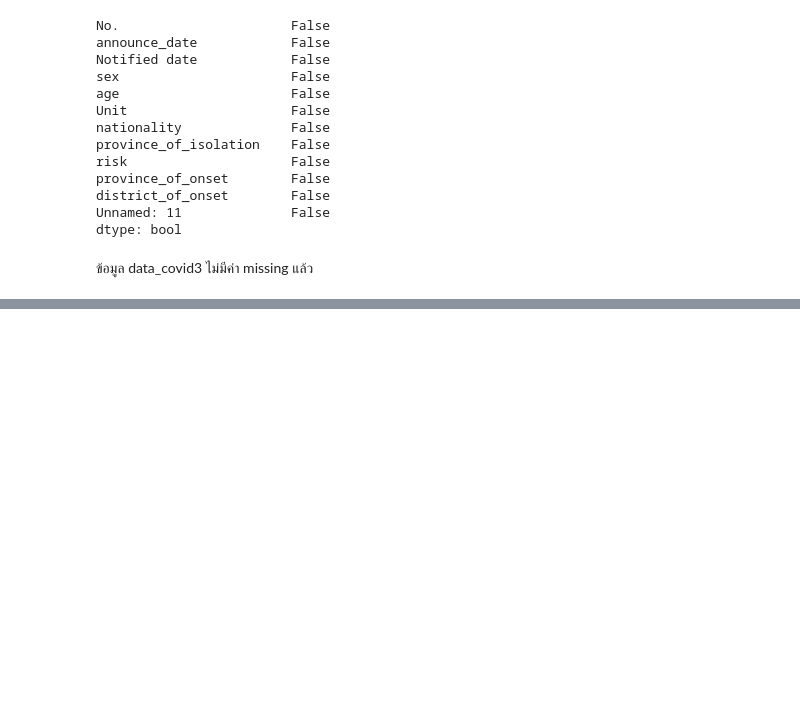
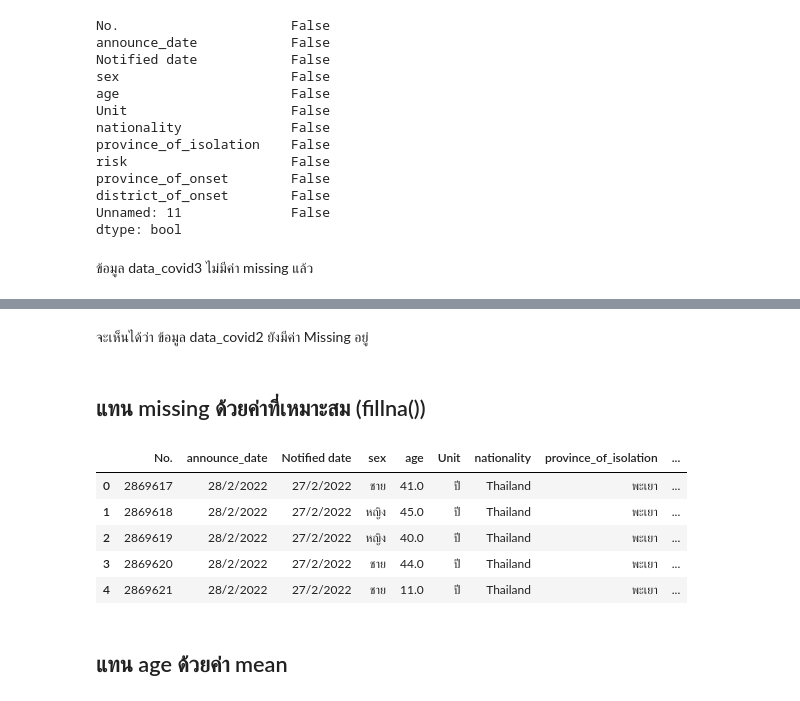
Before and after one commit to suphalaksana/data_viz_2022, a Jupyter notebook: Final_Project.ipynb, the cells around one changed output, grey strips where cells are left out. Saved outputs shown, nothing was run; the diff lists cells and outputs as text; code cells hidden in the pictures; blank space fills up the shorter version.

```diff
--- a/Final_Project.ipynb
+++ b/Final_Project.ipynb
@@ -252,0 +294,16 @@ dtype: bool
+# %% [markdown]
+จะเห็นได้ว่า ข้อมูล data_covid2  ยังมีค่า Missing อยู่
+# %% [markdown]
+## แทน missing ด้วยค่าที่เหมาะสม (fillna())
+# %%
+data_covid4_updated = data_covid4.fillna(value={'sex':'ไม่มีข้อมูล','Unit':'ไม่มีข้อมูล','nationality':'ไม่มีข้อมูล','risk':'ไม่มีข้อมูล','province_of_onset':'ไม่มีข้อมูล','district_of_onset':'ไม่มีข้อมูล'})
+data_covid4_updated.head()
+# %% [output]
+|  | No. | announce_date | Notified date | sex | age | Unit | nationality | province_of_isolation | ... |
+| 0 | 2869617 | 28/2/2022 | 27/2/2022 | ชาย | 41.0 | ปี | Thailand | พะเยา | ... |
+| 1 | 2869618 | 28/2/2022 | 27/2/2022 | หญิง | 45.0 | ปี | Thailand | พะเยา | ... |
+| 2 | 2869619 | 28/2/2022 | 27/2/2022 | หญิง | 40.0 | ปี | Thailand | พะเยา | ... |
+| 3 | 2869620 | 28/2/2022 | 27/2/2022 | ชาย | 44.0 | ปี | Thailand | พะเยา | ... |
+| 4 | 2869621 | 28/2/2022 | 27/2/2022 | ชาย | 11.0 | ปี | Thailand | พะเยา | ... |
+# %% [markdown]
+## แทน age ด้วยค่า mean
```
Also changed, not shown: parts of 13 cells of this notebook.
